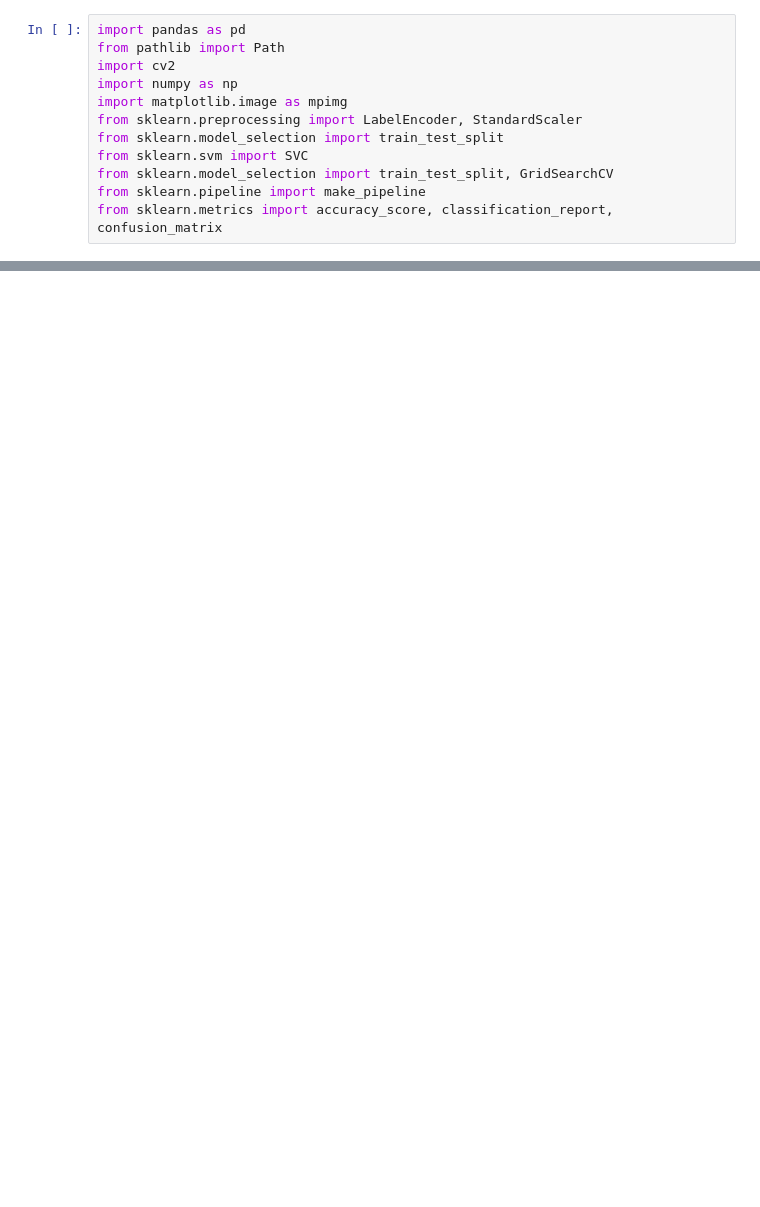
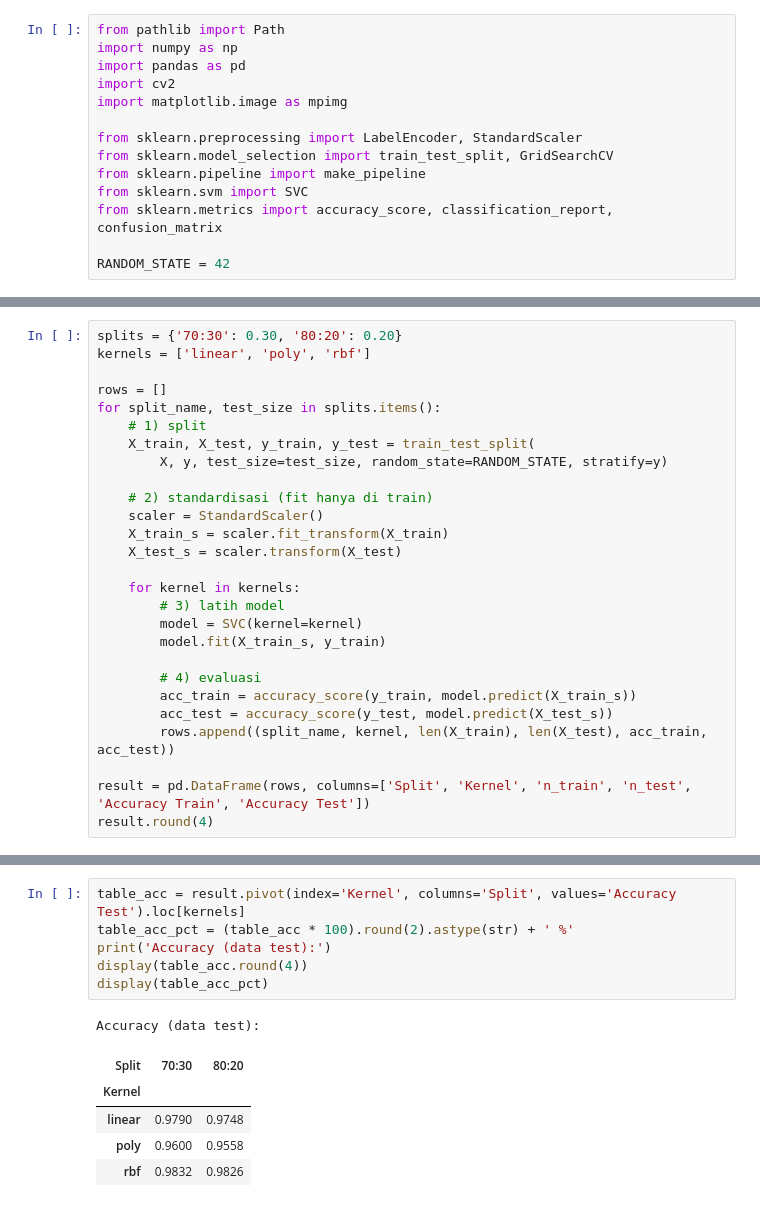
Before and after one commit to AuliaRestyy/machineLearning, a Jupyter notebook: JS06/JS06-Assignment.ipynb, the cells around one changed output, grey strips where cells are left out. Cells and saved outputs as stored; diff of their text form; blank space fills up the shorter version.

```diff
--- a/JS06/JS06-Assignment.ipynb
+++ b/JS06/JS06-Assignment.ipynb
@@ -1,12 +1,14 @@
 # %%
+from pathlib import Path
+import numpy as np
 import pandas as pd
-from pathlib import Path
 import cv2
-import numpy as np
 import matplotlib.image as mpimg
+
 from sklearn.preprocessing import LabelEncoder, StandardScaler
-from sklearn.model_selection import train_test_split
-from sklearn.svm import SVC
 from sklearn.model_selection import train_test_split, GridSearchCV
 from sklearn.pipeline import make_pipeline
+from sklearn.svm import SVC
 from sklearn.metrics import accuracy_score, classification_report, confusion_matrix
+
+RANDOM_STATE = 42
@@ -51,0 +49,27 @@ rbf     0.9832  0.9826
+# %%
+splits = {'70:30': 0.30, '80:20': 0.20}
+kernels = ['linear', 'poly', 'rbf']
+
+rows = []
+for split_name, test_size in splits.items():
+    # 1) split
+    X_train, X_test, y_train, y_test = train_test_split(
+        X, y, test_size=test_size, random_state=RANDOM_STATE, stratify=y)
+
+    # 2) standardisasi (fit hanya di train)
+    scaler = StandardScaler()
+    X_train_s = scaler.fit_transform(X_train)
+    X_test_s = scaler.transform(X_test)
+
+    for kernel in kernels:
+        # 3) latih model
+        model = SVC(kernel=kernel)
+        model.fit(X_train_s, y_train)
+
+        # 4) evaluasi
+        acc_train = accuracy_score(y_train, model.predict(X_train_s))
+        acc_test = accuracy_score(y_test, model.predict(X_test_s))
+        rows.append((split_name, kernel, len(X_train), len(X_test), acc_train, acc_test))
+
+result = pd.DataFrame(rows, columns=['Split', 'Kernel', 'n_train', 'n_test', 'Accuracy Train', 'Accuracy Test'])
+result.round(4)
@@ -51,0 +84,13 @@ rbf     0.9832  0.9826
+# %%
+table_acc = result.pivot(index='Kernel', columns='Split', values='Accuracy Test').loc[kernels]
+table_acc_pct = (table_acc * 100).round(2).astype(str) + ' %'
+print('Accuracy (data test):')
+display(table_acc.round(4))
+display(table_acc_pct)
+# %% [output]
+Accuracy (data test):
+| Split | 70:30 | 80:20 |
+| Kernel |  |  |
+| linear | 0.9790 | 0.9748 |
+| poly | 0.9600 | 0.9558 |
+| rbf | 0.9832 | 0.9826 |
```
Also changed, not shown: parts of 16 cells of this notebook, 2 other files.
